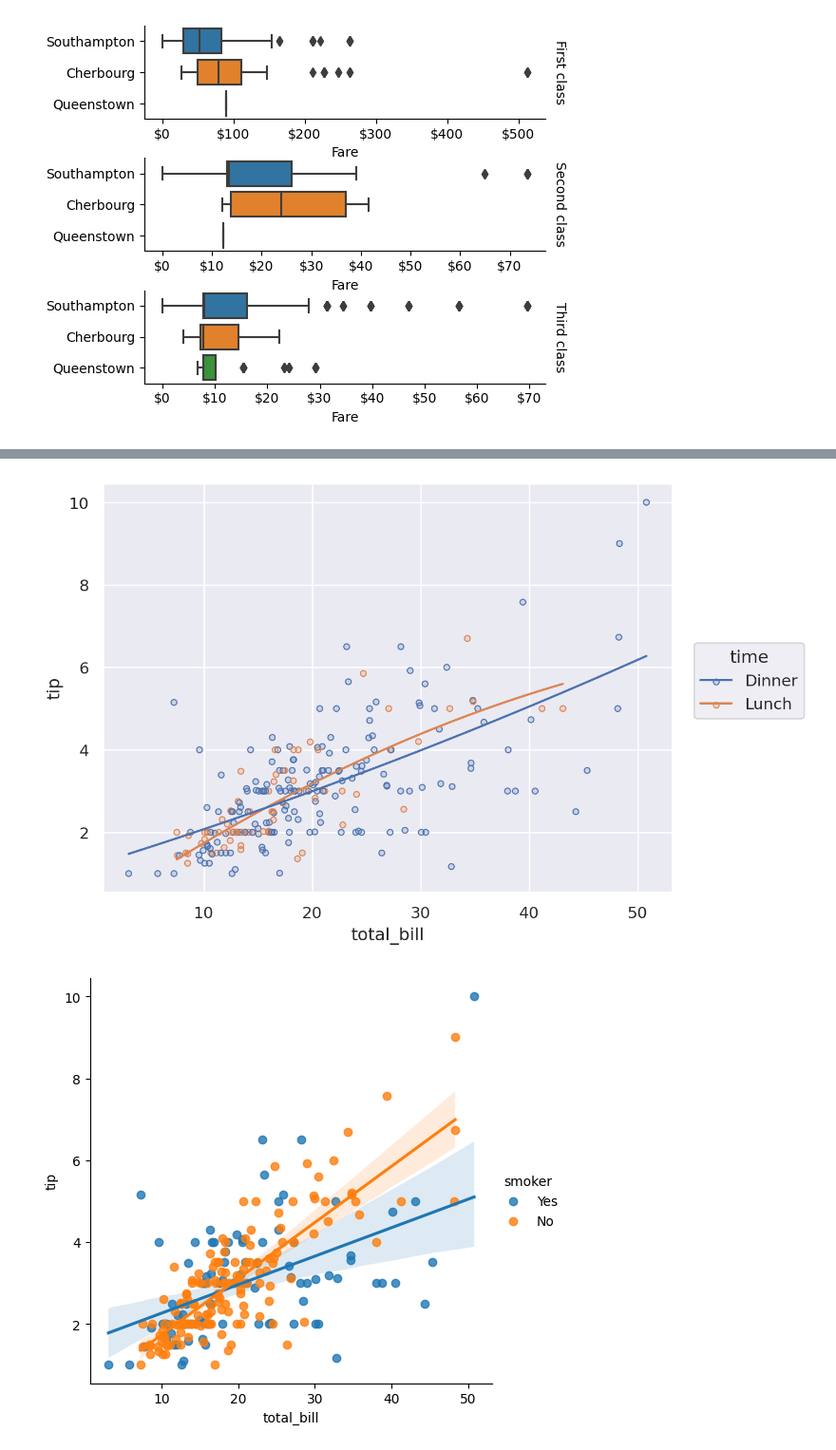
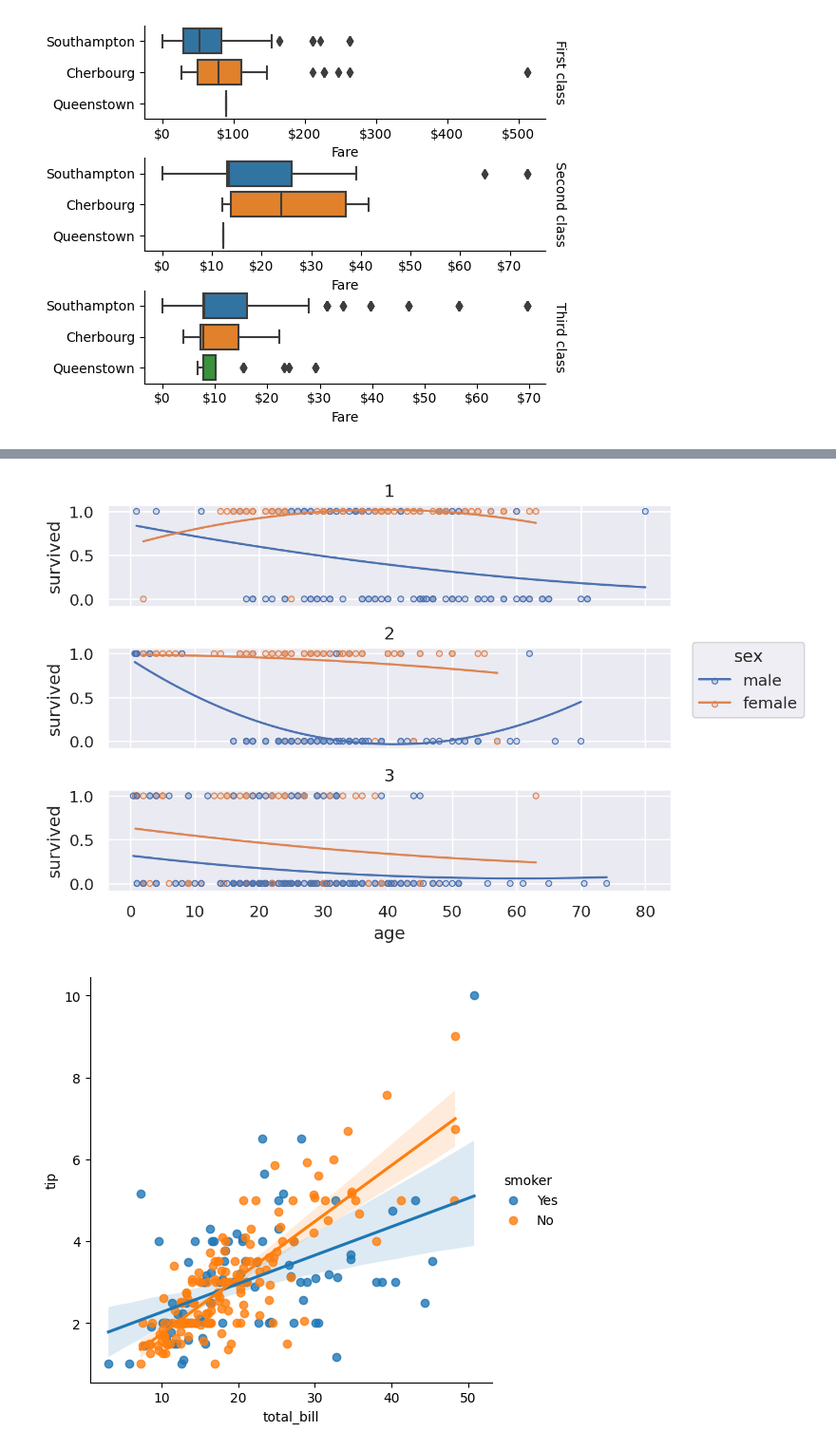
Before and after one commit to krestiankin/home_work_bi, a Jupyter notebook: EDA_for_future.ipynb, the cells around one changed output, grey strips where cells are left out. Shown at 95% size. Drawn from its saved outputs; the diff is of its cells as text; code cells hidden in the pictures.

```diff
--- a/EDA_for_future.ipynb
+++ b/EDA_for_future.ipynb
@@ -128,11 +137,12 @@ import seaborn.objects as so
 # %%
 (
-    so.Plot(tips, x="total_bill", y="tip", color="time")
+    so.Plot(titanic, x="age", y="survived", color="sex")
     .add(so.Dots())
+    .facet(row="pclass")
     .add(so.Line(), so.PolyFit())
 )
 # %% [output]
-[figure, old version]
+[figure, new version]
 # %%
 #3 var
 sns.lmplot(x="total_bill", y="tip", hue="smoker", data=tips);
```
Also changed, not shown: parts of 14 cells of this notebook, 2 other files.
